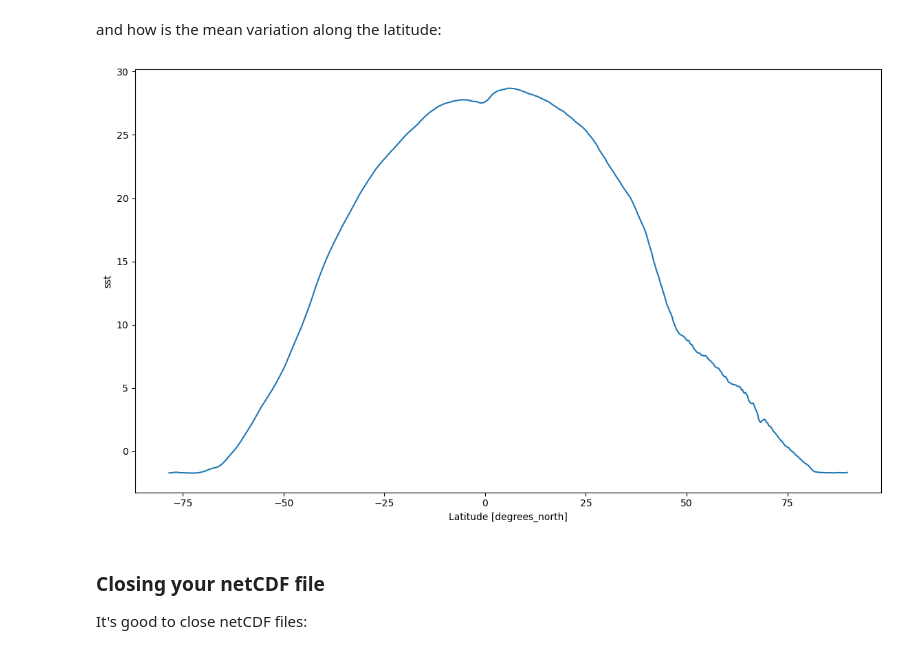
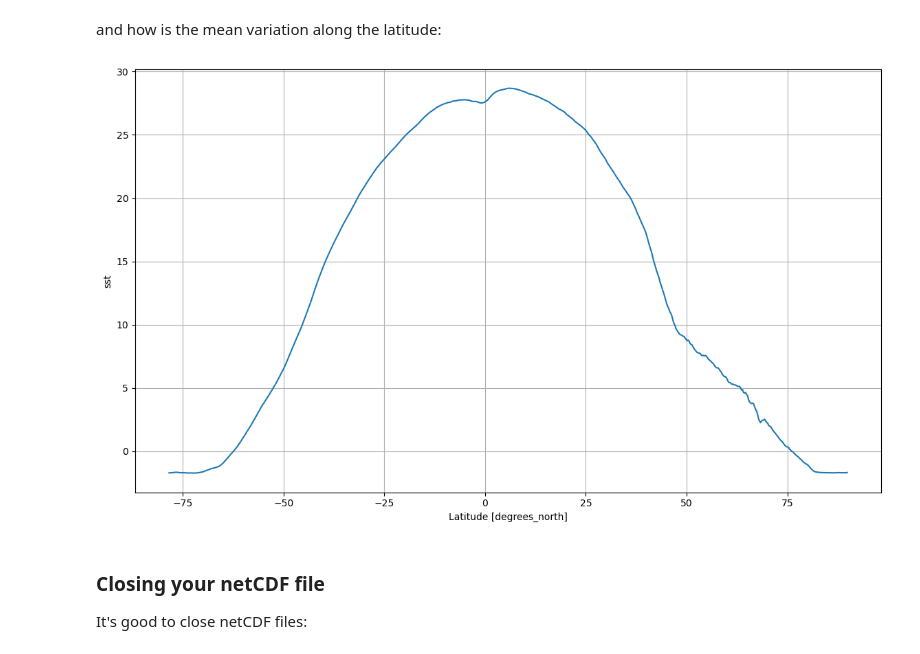
Before and after one commit to euroargodev/argoonlineschool, a Jupyter notebook: _sources/Lessons/L03_UsingArgoData/Chapter31_TheNetCDFFormat.ipynb, the cells around one changed output. Saved outputs shown, nothing was run; the diff lists cells and outputs as text; code cells hidden in the pictures.

```diff
--- a/_sources/Lessons/L03_UsingArgoData/Chapter31_TheNetCDFFormat.ipynb
+++ b/_sources/Lessons/L03_UsingArgoData/Chapter31_TheNetCDFFormat.ipynb
@@ -273,8 +274,9 @@ and how is the mean variation along the latitude:
 # %%
 fig, ax = plt.subplots(figsize=(14,8))
 sst.mean(dim=('time', 'lon')).plot();
+ax.grid();
 # %% [output]
-[figure, old version]
+[figure, new version]
 # %% [markdown]
 ### Closing your netCDF file
 It's good to close netCDF files:
```
Also changed, not shown: parts of 14 cells of this notebook, 5 other files.
